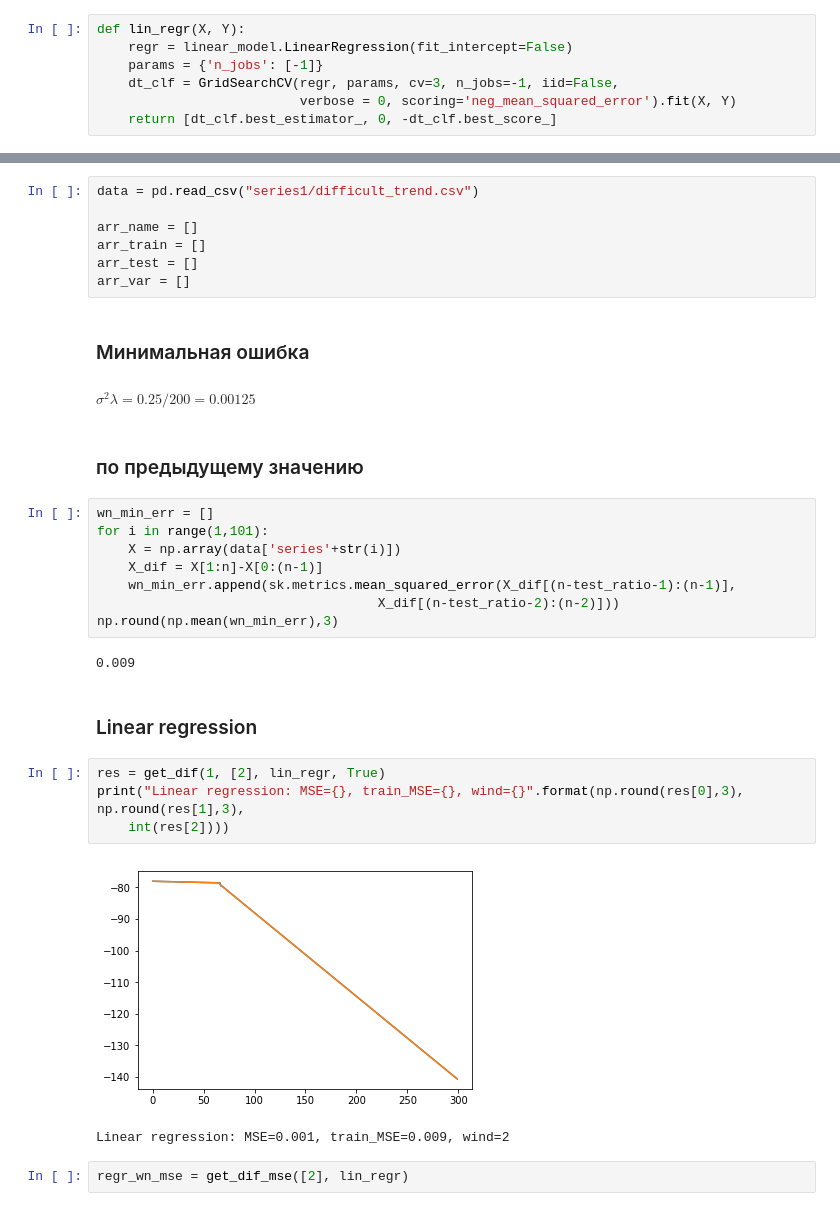
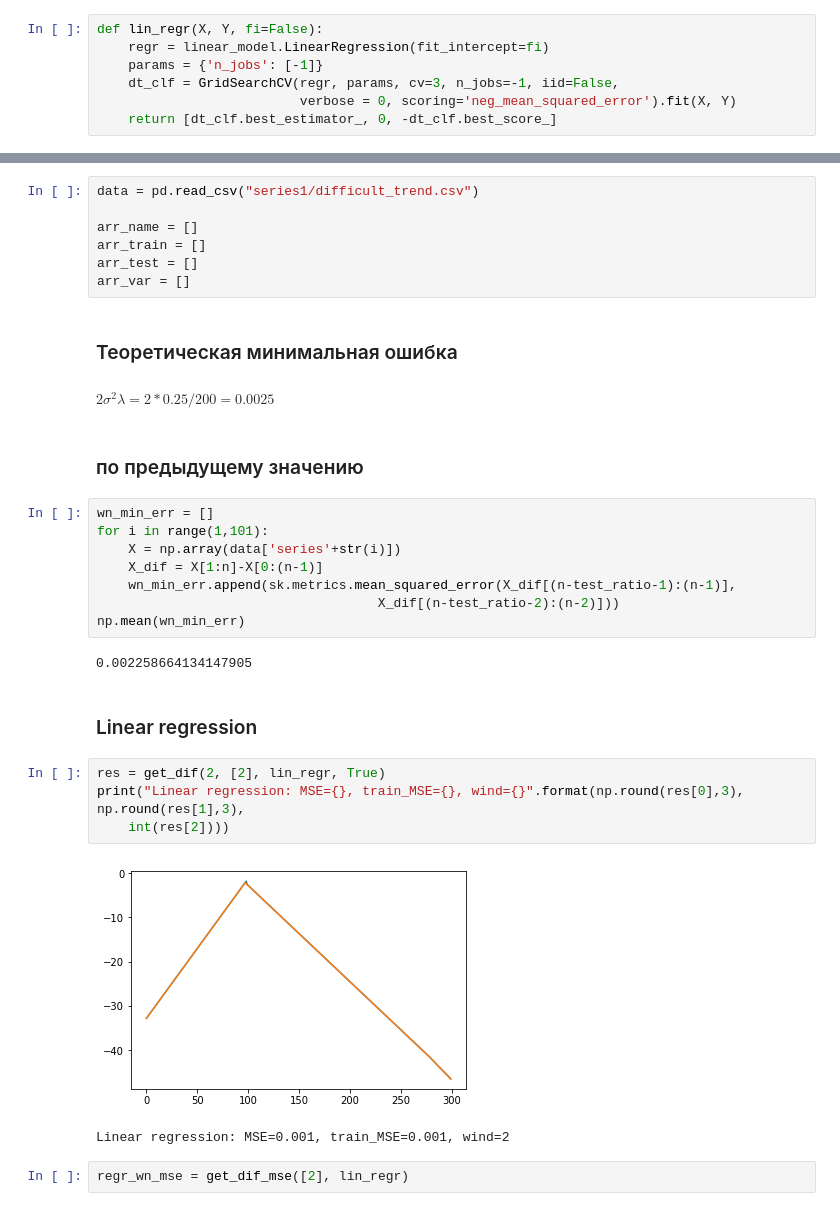
Before and after one commit to askcl/Time-Series, a Jupyter notebook: salnikov.ipynb, the cells around one changed output, grey strips where cells are left out. Drawn from its saved outputs; the diff is of its cells as text.

```diff
--- a/salnikov.ipynb
+++ b/salnikov.ipynb
@@ -162,8 +162,8 @@ def get_dif_mse(winds, meth, n_ser = 101, print_msg = True):
         # print("Linear regression by differences: MSE_dif={}".format(np.round(np.mean(MSE),3)))
     return(MSE)
 # %%
-def lin_regr(X, Y):
-    regr = linear_model.LinearRegression(fit_intercept=False)
+def lin_regr(X, Y, fi=False):
+    regr = linear_model.LinearRegression(fit_intercept=fi)
     params = {'n_jobs': [-1]}
     dt_clf = GridSearchCV(regr, params, cv=3, n_jobs=-1, iid=False,
                           verbose = 0, scoring='neg_mean_squared_error').fit(X, Y)
@@ -338,8 +557,8 @@ arr_train = []
 arr_test = []
 arr_var = []
 # %% [markdown]
-### Минимальная ошибка
-##### $\sigma^2\lambda=0.25/200=0.00125$
+### Теоретическая минимальная ошибка
+##### $2\sigma^2\lambda=2*0.25/200=0.0025$
 # %% [markdown]
 ### по предыдущему значению
 # %%
@@ -349,18 +568,18 @@ for i in range(1,101):
     X_dif = X[1:n]-X[0:(n-1)]
     wn_min_err.append(sk.metrics.mean_squared_error(X_dif[(n-test_ratio-1):(n-1)],
                                     X_dif[(n-test_ratio-2):(n-2)]))
-np.round(np.mean(wn_min_err),3)
+np.mean(wn_min_err)
 # %% [output]
-0.009
+0.002258664134147905
 # %% [markdown]
 ### Linear regression
 # %%
-res = get_dif(1, [2], lin_regr, True)
+res = get_dif(2, [2], lin_regr, True)
 print("Linear regression: MSE={}, train_MSE={}, wind={}".format(np.round(res[0],3), np.round(res[1],3),
     int(res[2])))
 # %% [output]
-[figure, old version]
+[figure, new version]
-Linear regression: MSE=0.001, train_MSE=0.009, wind=2
+Linear regression: MSE=0.001, train_MSE=0.001, wind=2
 # %%
 regr_wn_mse = get_dif_mse([2], lin_regr)
 # %%
```
Also changed, not shown: parts of 111 cells of this notebook, 8 other files.
